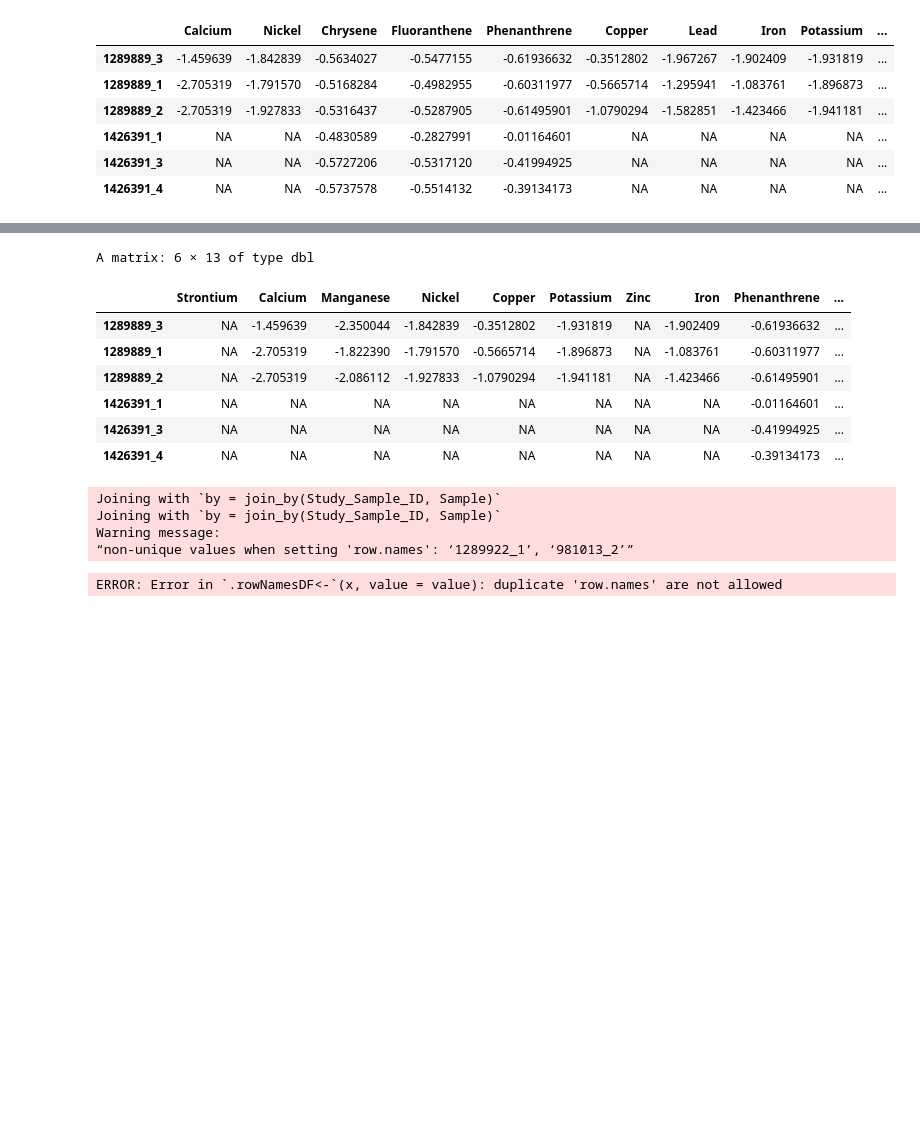
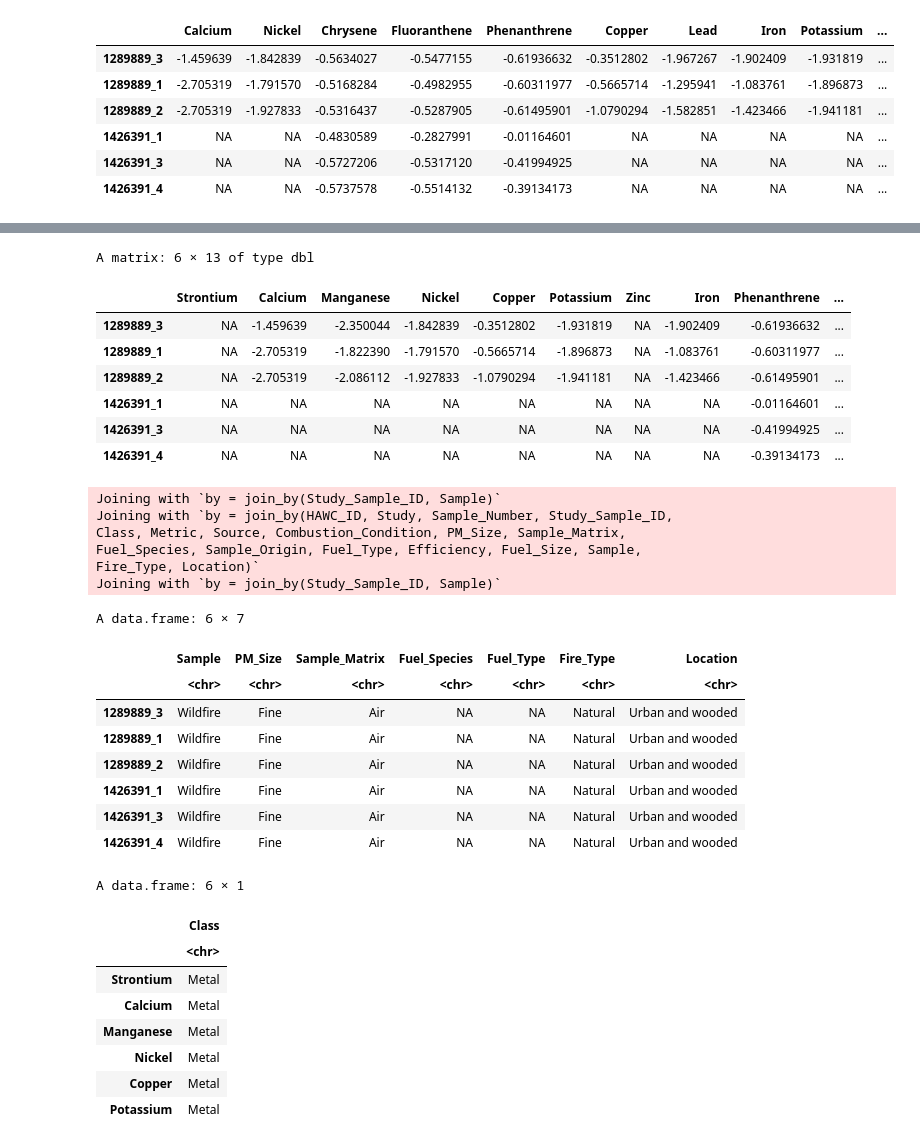
Before and after one commit to UNC-CEMALB/P1015.-Wildfire_Suffcient_Similiarity, a Jupyter notebook: 2. Cluster Analysis/Heatmaps.ipynb, the cells around one changed output, grey strips where cells are left out. Drawn from its saved outputs; the diff is of its cells as text; code cells hidden in the pictures; blank space fills up the shorter version.

```diff
--- a/2. Cluster Analysis/Heatmaps.ipynb
+++ b/2. Cluster Analysis/Heatmaps.ipynb
@@ -261,42 +241,67 @@ annotation_vol_col_df = wider_vol_df %>%
     column_to_rownames(var = "Study_Sample_ID") %>%
     mutate(Sample = ifelse(Sample == "WS", "Woodsmoke",
                                   ifelse(Sample == "WF", "Wildfire", Sample)))
+# removing some ids that were causing issues..
+removed_id_df = info_df %>%
+    filter(Study_Sample_ID == '1289922_1' & Location == 'Wooded' |
+    Study_Sample_ID == '981013_2' & PM_Size == 'Very fine')
+
+info_df2 = anti_join(info_df, removed_id_df)
 annotation_weight_col_df = wider_weight_df %>%
     select(Sample) %>%
     rownames_to_column(var = "Study_Sample_ID") %>%
-    left_join(info_df[,c(4,6,9:11,13,16:18)]) %>%
+    left_join(info_df2[,c(4,6,9:10,13,16:18)]) %>%
     select(-Metric) %>%
     unique() %>%
     remove_rownames() %>%
     column_to_rownames(var = "Study_Sample_ID") %>%
     mutate(Sample = ifelse(Sample == "WS", "Woodsmoke",
                                   ifelse(Sample == "WF", "Wildfire", Sample)))
 
 annotation_vol_row_df = unique(vol_df[,c("Class", "Name")]) %>%
     column_to_rownames(var = "Name")
 annotation_weight_row_df = unique(weight_df[,c("Class", "Name")]) %>%
     column_to_rownames(var = "Name")
 
 # rearranging row names so that they're in the same order
 annotation_vol_row_df = annotation_vol_row_df[vol_final_order,, drop = FALSE]
 annotation_weight_row_df = annotation_weight_row_df[weight_final_order,, drop = FALSE]
 
 head(annotation_vol_col_df)
 head(annotation_vol_row_df)
 # %% [output]
 A matrix: 6 × 13 of type dbl
 |  | Strontium | Calcium | Manganese | Nickel | Copper | Potassium | Zinc | Iron | Phenanthrene | ... |
 | 1289889_3 | NA | -1.459639 | -2.350044 | -1.842839 | -0.3512802 | -1.931819 | NA | -1.902409 | -0.61936632 | ... |
 | 1289889_1 | NA | -2.705319 | -1.822390 | -1.791570 | -0.5665714 | -1.896873 | NA | -1.083761 | -0.60311977 | ... |
 | 1289889_2 | NA | -2.705319 | -2.086112 | -1.927833 | -1.0790294 | -1.941181 | NA | -1.423466 | -0.61495901 | ... |
 | 1426391_1 | NA | NA | NA | NA | NA | NA | NA | NA | -0.01164601 | ... |
 | 1426391_3 | NA | NA | NA | NA | NA | NA | NA | NA | -0.41994925 | ... |
 | 1426391_4 | NA | NA | NA | NA | NA | NA | NA | NA | -0.39134173 | ... |
 Joining with `by = join_by(Study_Sample_ID, Sample)`
+Joining with `by = join_by(HAWC_ID, Study, Sample_Number, Study_Sample_ID,
+Class, Metric, Source, Combustion_Condition, PM_Size, Sample_Matrix,
+Fuel_Species, Sample_Origin, Fuel_Type, Efficiency, Fuel_Size, Sample,
+Fire_Type, Location)`
 Joining with `by = join_by(Study_Sample_ID, Sample)`
-Warning message:
-“non-unique values when setting 'row.names': ‘1289922_1’, ‘981013_2’”
-ERROR: Error in `.rowNamesDF<-`(x, value = value): duplicate 'row.names' are not allowed
+A data.frame: 6 × 7
+|  | Sample | PM_Size | Sample_Matrix | Fuel_Species | Fuel_Type | Fire_Type | Location |
+|  | <chr> | <chr> | <chr> | <chr> | <chr> | <chr> | <chr> |
+| 1289889_3 | Wildfire | Fine | Air | NA | NA | Natural | Urban and wooded |
+| 1289889_1 | Wildfire | Fine | Air | NA | NA | Natural | Urban and wooded |
+| 1289889_2 | Wildfire | Fine | Air | NA | NA | Natural | Urban and wooded |
+| 1426391_1 | Wildfire | Fine | Air | NA | NA | Natural | Urban and wooded |
+| 1426391_3 | Wildfire | Fine | Air | NA | NA | Natural | Urban and wooded |
+| 1426391_4 | Wildfire | Fine | Air | NA | NA | Natural | Urban and wooded |
+A data.frame: 6 × 1
+|  | Class |
+|  | <chr> |
+| Strontium | Metal |
+| Calcium | Metal |
+| Manganese | Metal |
+| Nickel | Metal |
+| Copper | Metal |
+| Potassium | Metal |
 # %%
 # obtaining color palette
 fall_colors = rev(palette(hcl.colors(10, "PiYG")))
```
Also changed, not shown: parts of 7 cells of this notebook.
